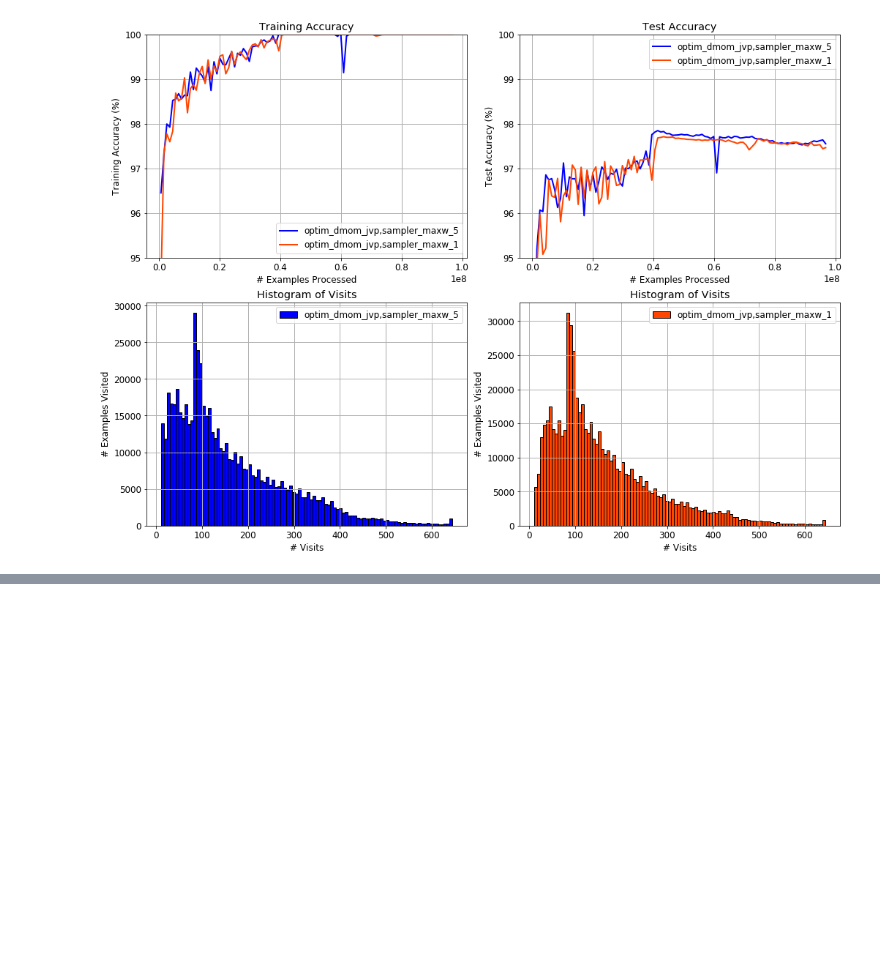
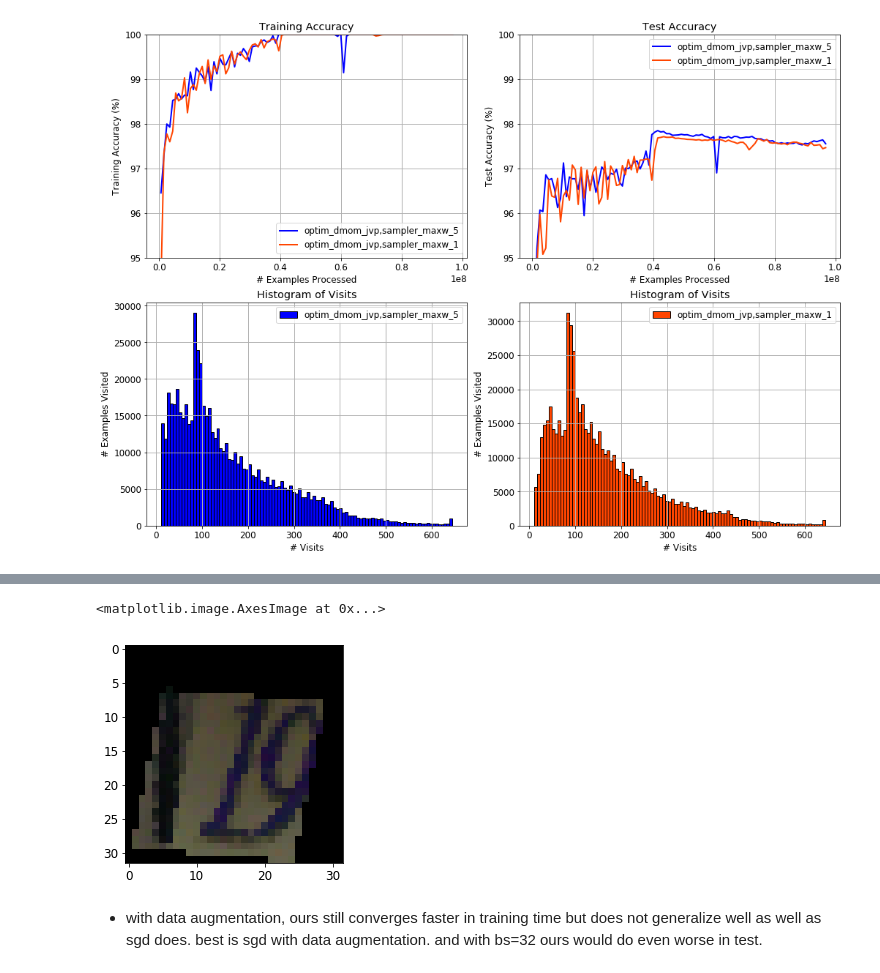
Before and after one commit to fartashf/gvar_code, a Jupyter notebook: notebooks/figures_new.ipynb, the cells around one changed output, grey strips where cells are left out. Drawn from its saved outputs; the diff is of its cells as text; code cells hidden in the pictures; blank space fills up the shorter version.

```diff
--- a/notebooks/figures_new.ipynb
+++ b/notebooks/figures_new.ipynb
@@ -497,0 +547,16 @@ data, run_names = plot_runs_and_tags(get_data_f, plot_f, logdir, patterns, tag_n
+# %%
+transform = [
+    transforms.RandomAffine(10, (.1, .1), (0.7, 1.), 10),
+    transforms.ColorJitter(.2, .2, .2),
+    transforms.RandomCrop(32),
+    transforms.ToTensor(),
+    # normalize,
+]
+trainset = datasets.SVHN(root='../data/svhn', split='train', transform=transforms.Compose(transform))
+# %%
+plt.imshow(trainset[0][0].numpy().transpose((1,2,0)))
+# %% [output]
+<matplotlib.image.AxesImage at 0x...>
+[figure, added]
+# %% [markdown]
+* with data augmentation, ours still converges faster in training time but does not generalize well as well as sgd does. best is sgd with data augmentation. and with bs=32 ours would do even worse in test.
```
Also changed, not shown: parts of 36 cells of this notebook, 29 other files.
